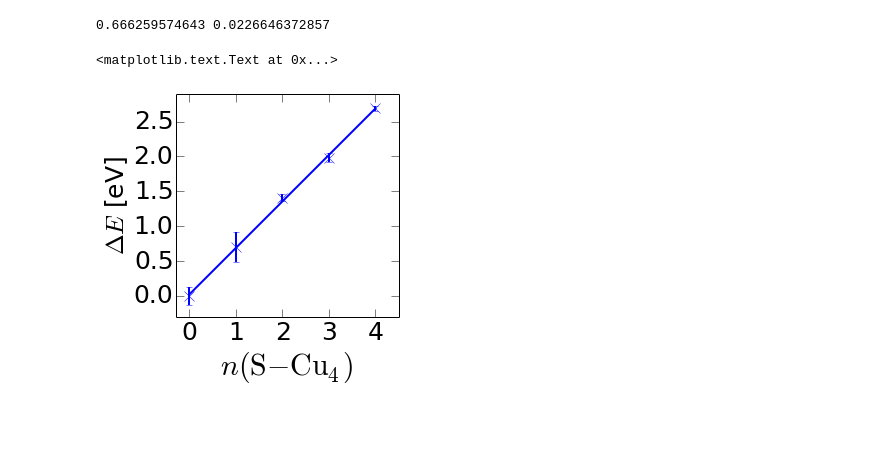
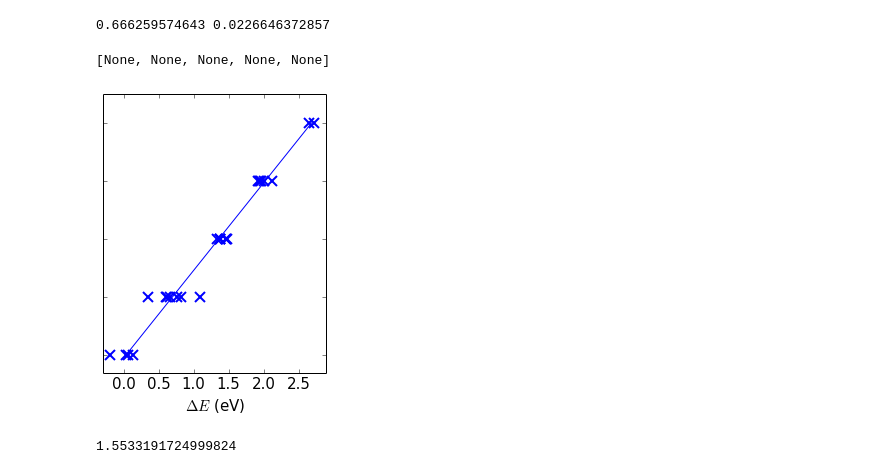
Before and after one commit to pzawadzk/IPython-NB-absorbers, a Jupyter notebook: P6_Disordered_CTS_defects.ipynb, the cells around one changed output. Drawn from its saved outputs; the diff is of its cells as text; code cells hidden in the pictures; blank space fills up the shorter version.

```diff
--- a/P6_Disordered_CTS_defects.ipynb
+++ b/P6_Disordered_CTS_defects.ipynb
@@ -37,5 +39,3 @@ def subs_S_4_P(structure, atoms = ['Cu', 'Sn', 'Zn'], conf=[4,0,0]):
                 #print count
 
     return structure_tmp
-# %%
-calcs = MassExtract(dir, )
@@ -42,8 +44,8 @@ calcs = MassExtract(dir, )
 # %%
-E0 = {}
-data = {}
-for element in calcs.total_energy.keys():
-    for i in [1,4,11,20]:
-        if 'relax' not in element  and 'old' not in element:
-            if 'cu_48_72_seed_%d'%i in element:
-                E0[i] = calcs.total_energy[element]
+if not local:
+    E0 = {}
+    for element in calcs.total_energy.keys():
+        for i in [1,4,11,20]:
+            if 'relax' not in element  and 'old' not in element:
+                if 'cu_48_72_seed_%d'%i in element:
+                    E0[i] = calcs.total_energy[element]
@@ -116,7 +113,8 @@ for key in sort(data.keys()):
     Em.append( np.mean(data[key]))
     Es.append( np.std(data[key]))
 Em = np.array(Em)
-Em -= Em[0]
+ref_0 = Em[0]
+Em -= ref_0
 print Em
 # %% [output]
 [ 0.          0.69715556  1.4069917   1.98379205  2.68797963]
@@ -129,27 +127,38 @@ print a,b
 # %% [output]
 0.666259574643 0.0226646372857
 # %%
-figure(figsize=(4,4))
-
+figure(figsize=(4,5))
 ax = gca()
 
 #plot(x, N, '-x', markeredgewidth=2, markersize=10)
-plt.errorbar(x, Em, yerr=Es, fmt='xb')
-plot(x_fit, E_fit, '-b')
-ax.axis(xmin=-0.3, xmax=4.5, ymin=-0.3, ymax=2.9)
+#plt.errorbar(x, Em, yerr=Es, fmt='xb')
 
-ax.xaxis.set_major_locator(FixedLocator(list(np.linspace(0.0,4,5))))
-ax.yaxis.set_major_locator(FixedLocator(list(np.linspace(0., 2.5,6))))
+for key in data.keys():
+    for point in data[key]:
+        point = point.__float__() - ref_0
+
+        ax.plot([point],[key,],  'bx', markersize=10, markeredgewidth=2)
+
+
+plot(E_fit, x_fit, '-b')
+ax.axis(ymin=-0.3, ymax=4.5, xmin=-0.3, xmax=2.9)
+
+ax.yaxis.set_major_locator(FixedLocator(list(np.linspace(0.0,4,5))))
+ax.xaxis.set_major_locator(FixedLocator(list(np.linspace(0., 2.5,6))))
 
 
 
-ax.set_xlabel('$n(\mathrm{S-Cu}_4)$', fontsize=30)
+#ax.set_ylabel('$n(\mathrm{S-Cu}_4)$')
 
-ax.set_ylabel('$\Delta E$ [eV]')
-#plt.setp(ax.get_xticklabels(), visible=False)
+ax.set_xlabel('$\Delta E$ (eV)')
+plt.setp(ax.get_yticklabels(), visible=False)
 # %% [output]
-<matplotlib.text.Text at 0x...>
+[None, None, None, None, None]
-[figure, old version]
+[figure, new version]
+# %%
+ref_0
+# %% [output]
+1.5533191724999824
 # %%
 from tools import remove_atoms
 from pylada.crystal import write
```
Also changed, not shown: parts of 7 cells of this notebook, 4 other files.
